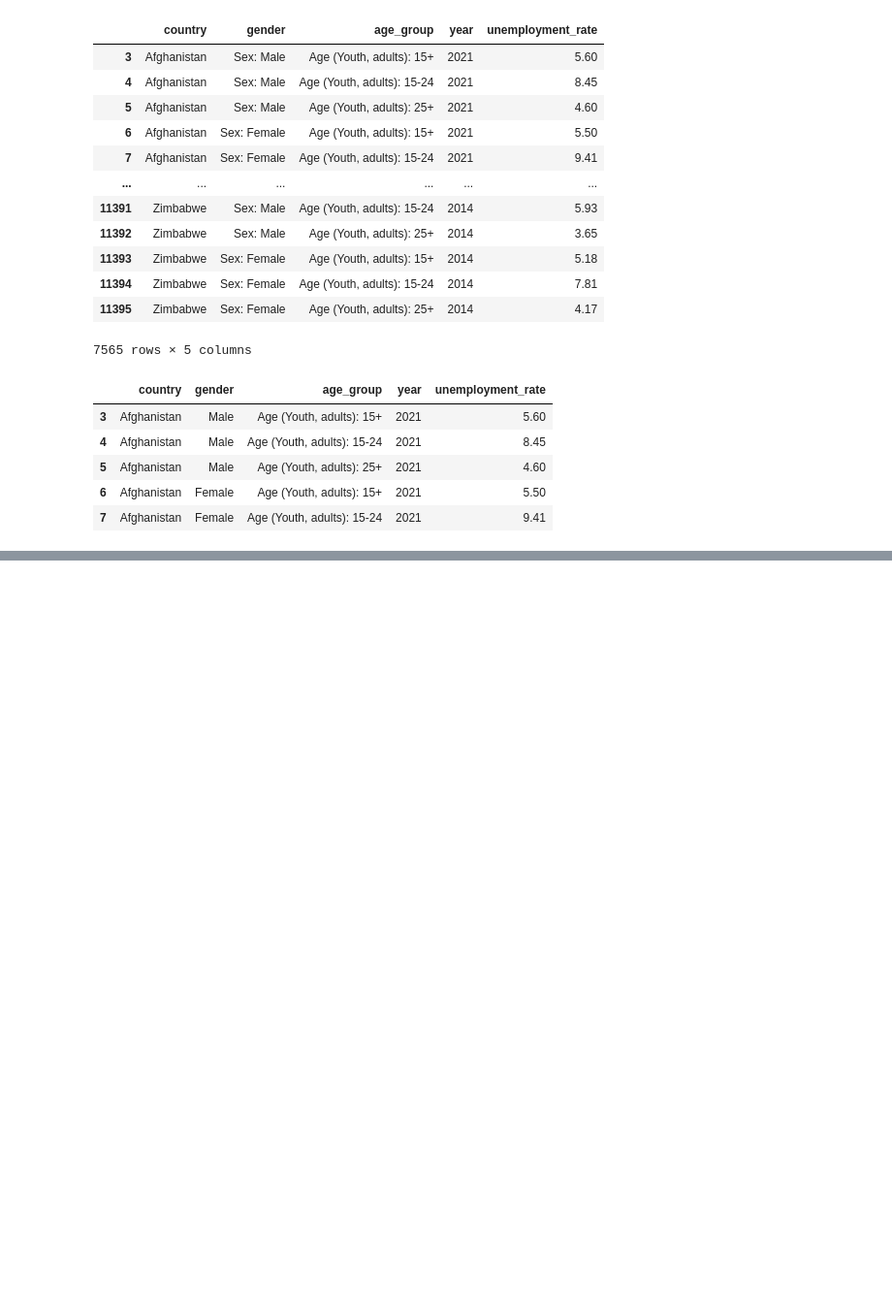
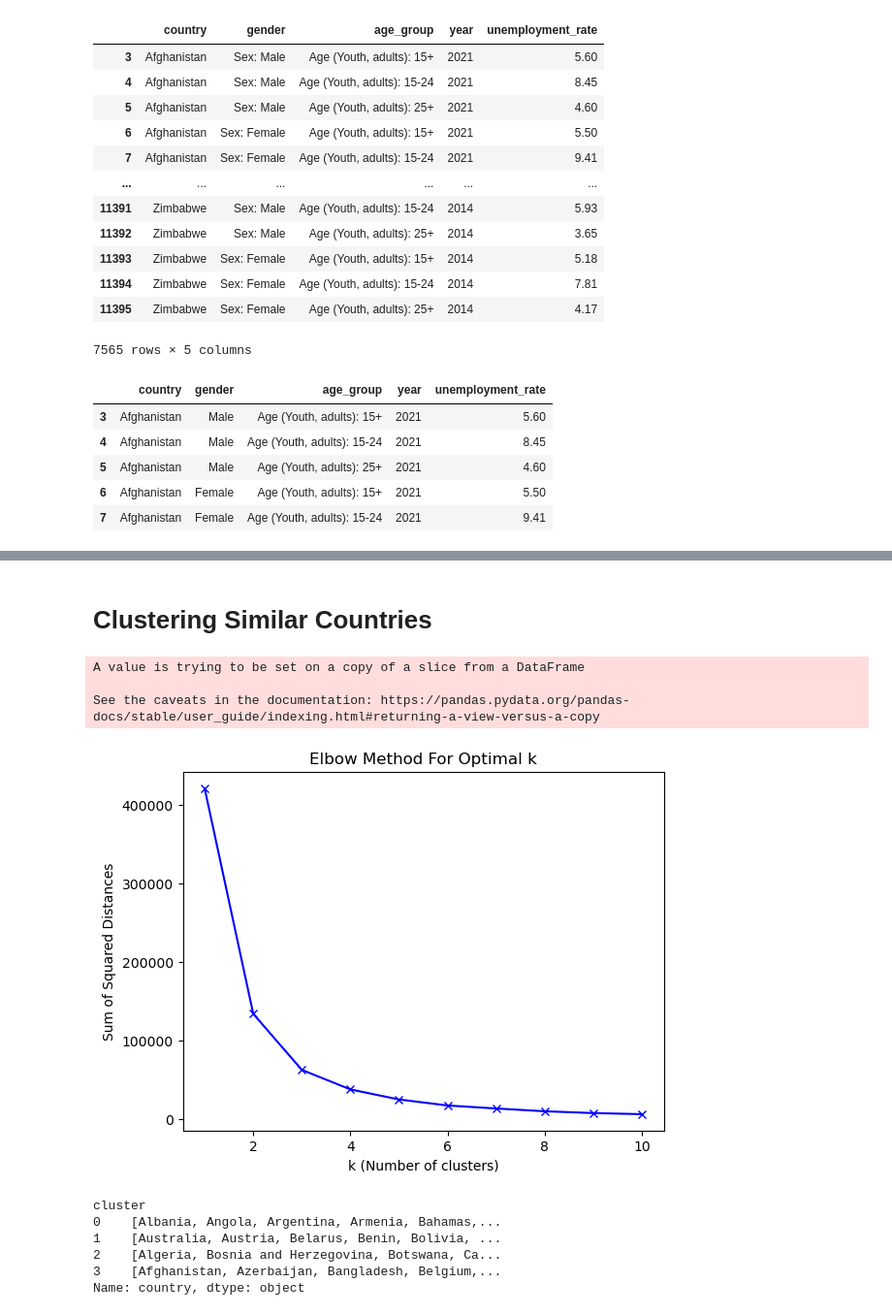
Before and after one commit to araceligiselle/project-4, a Jupyter notebook: unemployment_rate_cleaned.ipynb, the cells around one changed output, grey strips where cells are left out. Shown: that part at 97% size. Drawn from its saved outputs; the diff is of its cells as text; code cells hidden in the pictures; blank space fills up the shorter version.

```diff
--- a/unemployment_rate_cleaned.ipynb
+++ b/unemployment_rate_cleaned.ipynb
@@ -142,2 +144,35 @@ plt.tight_layout()
 # %%
 unemployment_df.to_csv('unemployment_cleaned.csv', index=False)
+# %% [markdown]
+# Clustering Similar Countries
+# %%
+from sklearn.cluster import KMeans
+import matplotlib.pyplot as plt
+
+# filter the DF for only female data
+female_unemployment_df = unemployment_df[unemployment_df['gender'] == 'Female']
+
+# Removing NaN values for safety
+female_unemployment_df.dropna(subset=['unemployment_rate'], inplace=True)
+
+# Determining the range of k values to test
+k_range = range(1, 11)  # Testing for 1 to 10 clusters
+
+# Calculating sum of squared distances for each k
+sum_of_squared_distances = []
+for k in k_range:
+    kmeans = KMeans(n_clusters=k)
+    kmeans.fit(female_unemployment_df[['unemployment_rate']])
+    sum_of_squared_distances.append(kmeans.inertia_)
+
+# Plotting the Elbow Method graph
+plt.plot(k_range, sum_of_squared_distances, 'bx-')
+plt.xlabel('k (Number of clusters)')
+plt.ylabel('Sum of Squared Distances')
+plt.title('Elbow Method For Optimal k')
+plt.show()
+# %% [output]
+A value is trying to be set on a copy of a slice from a DataFrame
+
+See the caveats in the documentation: https://pandas.pydata.org/pandas-docs/stable/user_guide/indexing.html#returning-a-view-versus-a-copy
+[figure, added]
@@ -143,0 +215,10 @@ unemployment_df.to_csv('unemployment_cleaned.csv', index=False)
+# %%
+cluster_groups = cluster_data.groupby('cluster')['country'].apply(list)
+cluster_groups
+# %% [output]
+cluster
+0    [Albania, Angola, Argentina, Armenia, Bahamas,...
+1    [Australia, Austria, Belarus, Benin, Bolivia, ...
+2    [Algeria, Bosnia and Herzegovina, Botswana, Ca...
+3    [Afghanistan, Azerbaijan, Bangladesh, Belgium,...
+Name: country, dtype: object
```
Also changed, not shown: parts of 18 cells of this notebook, 1 other file.
